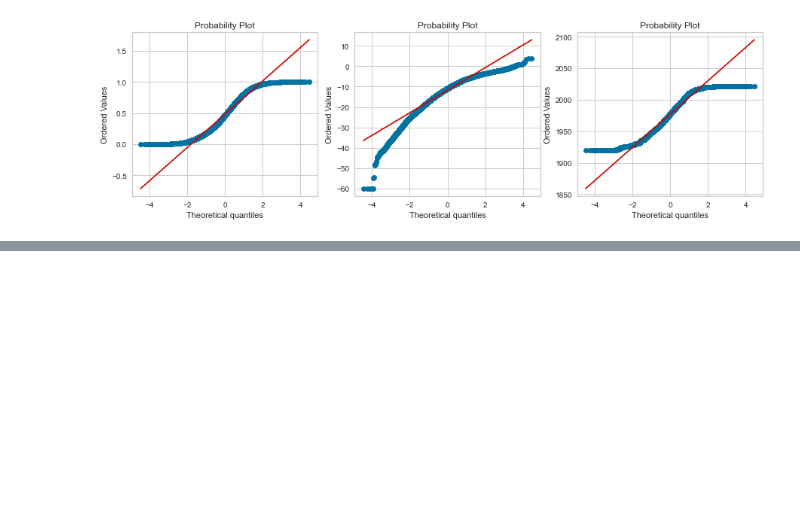
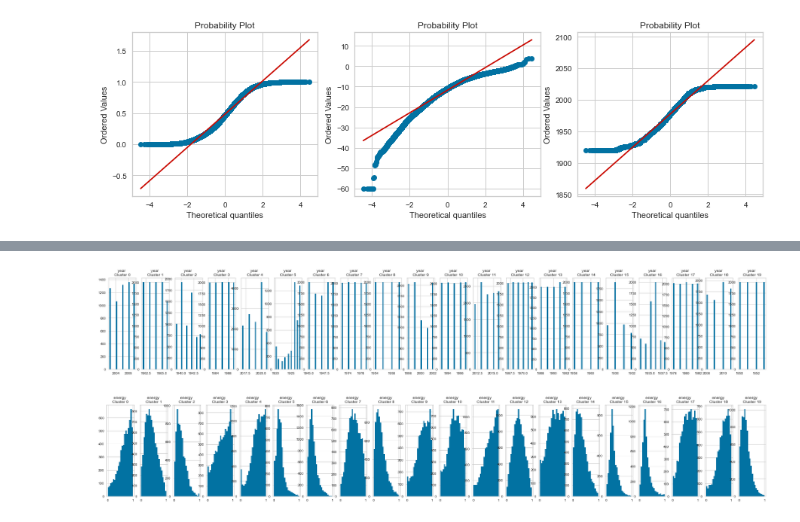
Before and after one commit to IrenaDJ/masinsko-ucenje, a Jupyter notebook: ML - Drugi domaci zadatak.ipynb, the cells around one changed output, grey strips where cells are left out. Saved outputs shown, nothing was run; the diff lists cells and outputs as text; code cells hidden in the pictures; blank space fills up the shorter version.

```diff
--- a/ML - Drugi domaci zadatak.ipynb
+++ b/ML - Drugi domaci zadatak.ipynb
@@ -281,0 +358,5 @@ res = stats.probplot(df['year'], plot=plt)
+# %%
+df2 = df[["year", "energy"]]
+kmeans.fit(df2)
+labels = kmeans.labels_
+labels
@@ -281,0 +365,3 @@ res = stats.probplot(df['year'], plot=plt)
+# %%
+df_cluster = pd.concat([df2, pd.DataFrame({'cluster': labels})], axis = 1)
+df_cluster.head()
@@ -281,0 +375,13 @@ res = stats.probplot(df['year'], plot=plt)
+# %%
+for i in df2.columns:
+    plt.figure(figsize = (35, 5))
+    for j in range(num_clusters):
+        plt.subplot(1, num_clusters, j+1)
+        cluster = df_cluster[df_cluster['cluster'] == j]
+        cluster[i].hist(bins = 20)
+        plt.title('{} \nCluster {}'.format(i, j))
+
+plt.show()
+# %% [output]
+[figure, added]
+[figure, added]
```
Also changed, not shown: parts of 18 cells of this notebook.
